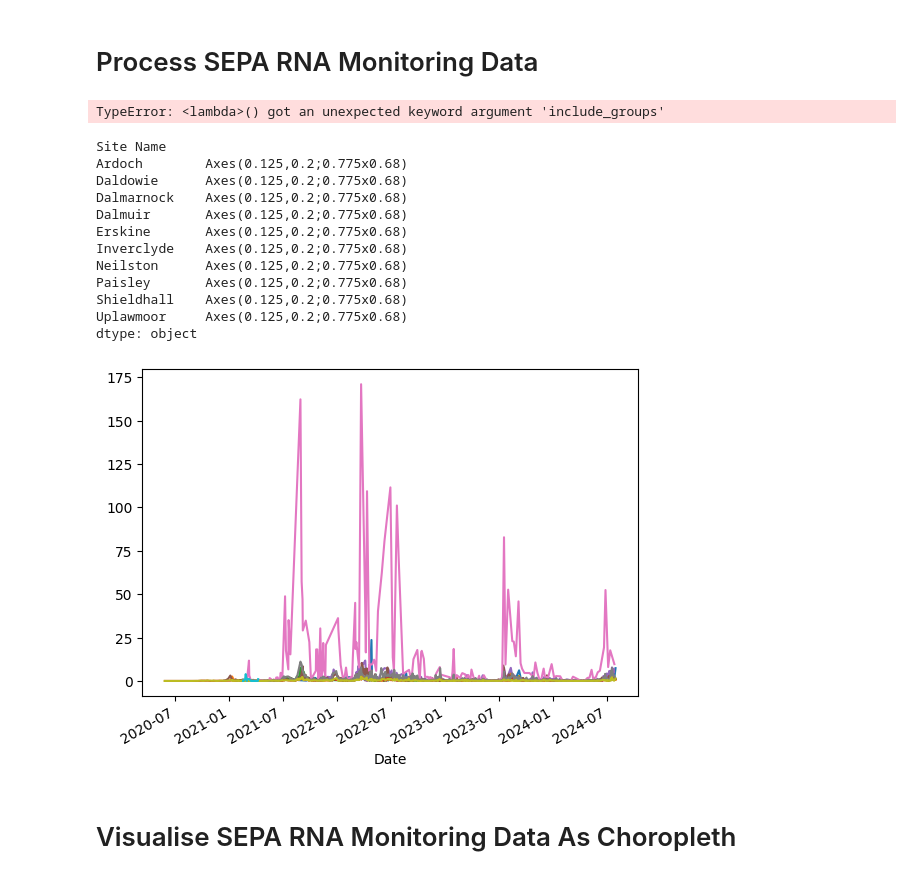
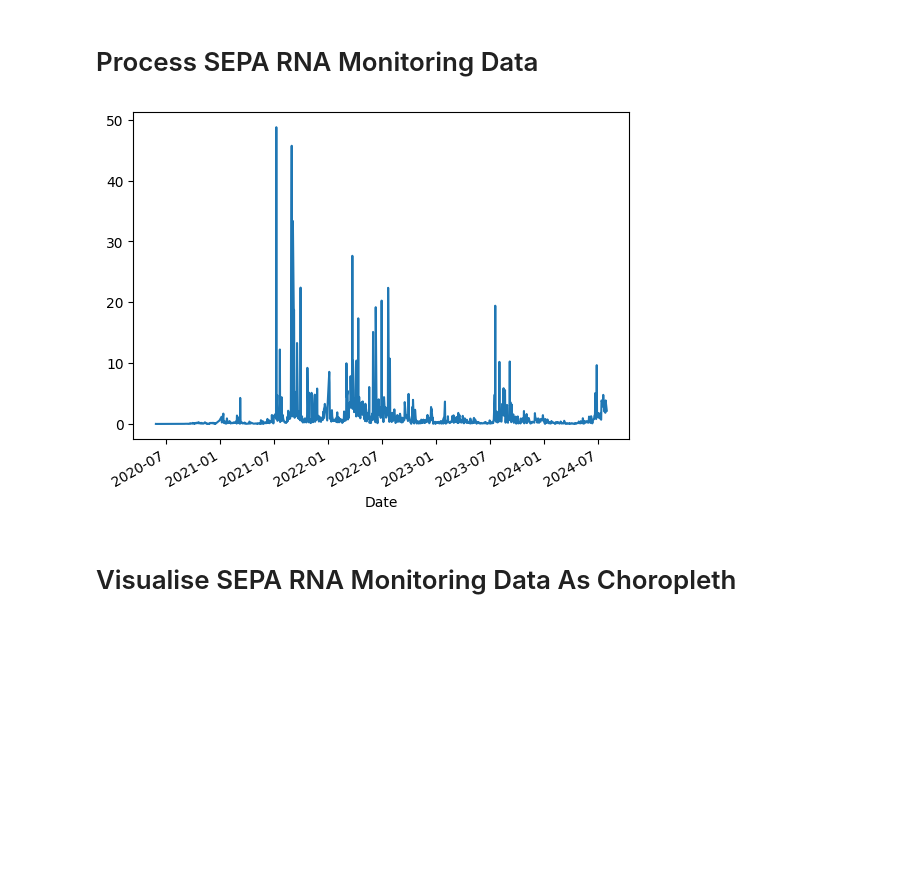
Before and after one commit to wenkokke/COVID-19-Wastewater-Scotland, a Jupyter notebook: WastewaterSevenDayAverageMgc.ipynb, the cells around one changed output. Saved outputs shown, nothing was run; the diff lists cells and outputs as text; code cells hidden in the pictures; blank space fills up the shorter version.

```diff
--- a/WastewaterSevenDayAverageMgc.ipynb
+++ b/WastewaterSevenDayAverageMgc.ipynb
@@ -113,34 +113,11 @@ rna_data[POPULATION_SIZE] = rna_data[POPULATION_SIZE].map(parse_population_size)
 # Add value per person:
 rna_data[VALUE_PER_PERSON] = rna_data[VALUE] / rna_data[POPULATION_SIZE]
 # %%
-# Plot the value per person for each monitorint site:
+# Plot the value per person for the Greater Glasow and Clyde area:
 # NOTE: The y-axis plots Gene copies per liter per person per day.
-_ = (
-  rna_data
-    .groupby(HEALTH_AREA)
-    .apply(lambda df: df.groupby(DATE)[VALUE_PER_PERSON].mean(), include_groups=False)
-    .apply(lambda df_sn: df_sn.set_index(DATE)[VALUE_PER_PERSON].plot(), include_groups=False)
-)
+_ = rna_data[rna_data[HEALTH_AREA] == HEALTH_AREA_GGC].groupby(DATE)[VALUE_PER_PERSON].mean().plot()
 # %% [output]
-TypeError: <lambda>() got an unexpected keyword argument 'include_groups'
+[figure, added]
-# %%
-# Plot the value per person for each monitorint site:
-# NOTE: The y-axis plots Gene copies per liter per person per day.
-rna_data[rna_data[HEALTH_AREA] == HEALTH_AREA_GGC].groupby(SITE_NAME).apply(lambda df_sn: df_sn.set_index(DATE)[VALUE_PER_PERSON].plot(), include_groups=False)
-# %% [output]
-Site Name
-Ardoch        Axes(0.125,0.2;0.775x0.68)
-Daldowie      Axes(0.125,0.2;0.775x0.68)
-Dalmarnock    Axes(0.125,0.2;0.775x0.68)
-Dalmuir       Axes(0.125,0.2;0.775x0.68)
-Erskine       Axes(0.125,0.2;0.775x0.68)
-Inverclyde    Axes(0.125,0.2;0.775x0.68)
-Neilston      Axes(0.125,0.2;0.775x0.68)
-Paisley       Axes(0.125,0.2;0.775x0.68)
-Shieldhall    Axes(0.125,0.2;0.775x0.68)
-Uplawmoor     Axes(0.125,0.2;0.775x0.68)
-dtype: object
-[figure, removed]
 # %% [markdown]
 # Visualise SEPA RNA Monitoring Data As Choropleth
 # %%
```
